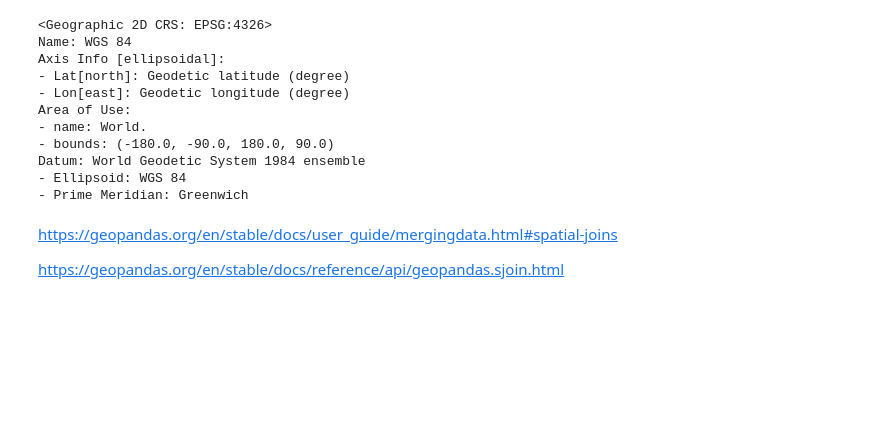
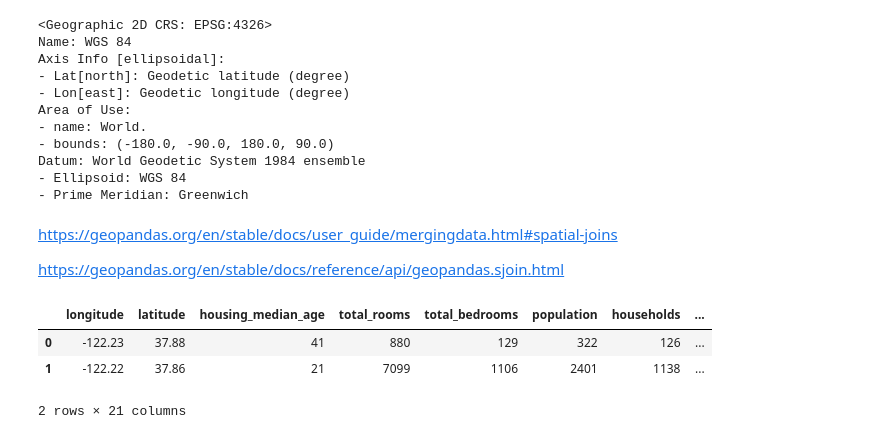
Before and after one commit to HilarioMarques/Regressao_preco_casas_California_Kaggle, a Jupyter notebook: notebooks/GeoPandas .ipynb, the cells around one changed output. Saved outputs shown, nothing was run; the diff lists cells and outputs as text; code cells hidden in the pictures; blank space fills up the shorter version.

```diff
--- a/notebooks/GeoPandas .ipynb
+++ b/notebooks/GeoPandas .ipynb
@@ -227,3 +227,12 @@ Datum: World Geodetic System 1984 ensemble
 https://geopandas.org/en/stable/docs/user_guide/mergingdata.html#spatial-joins
 
 https://geopandas.org/en/stable/docs/reference/api/geopandas.sjoin.html
+# %%
+gdf_joined = gpd.sjoin(gdf, gdf_counties, how='left', predicate='within')
+
+gdf_joined.head(2)
+# %% [output]
+|  | longitude | latitude | housing_median_age | total_rooms | total_bedrooms | population | households | ... |
+| 0 | -122.23 | 37.88 | 41 | 880 | 129 | 322 | 126 | ... |
+| 1 | -122.22 | 37.86 | 21 | 7099 | 1106 | 2401 | 1138 | ... |
+2 rows × 21 columns
```
